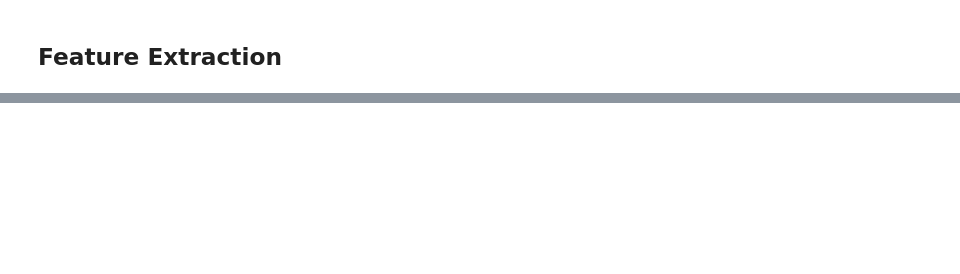
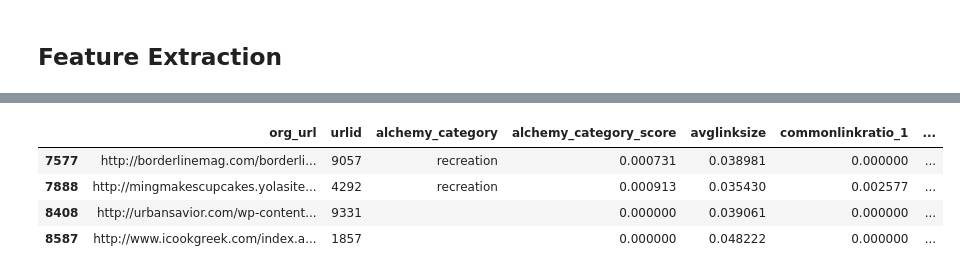
Before and after one commit to AmbiTyga/Task-Stylumia, a Jupyter notebook: EDA.ipynb, the cells around one changed output, grey strips where cells are left out. Cells and saved outputs as stored; diff of their text form; code cells hidden in the pictures; blank space fills up the shorter version.

```diff
--- a/EDA.ipynb
+++ b/EDA.ipynb
@@ -163,0 +202,8 @@ Everything is Ok
+# %%
+test.query("body=='' and title==''")
+# %% [output]
+|  | org_url | urlid | alchemy_category | alchemy_category_score | avglinksize | commonlinkratio_1 | ... |
+| 7577 | http://borderlinemag.com/borderli... | 9057 | recreation | 0.000731 | 0.038981 | 0.000000 | ... |
+| 7888 | http://mingmakescupcakes.yolasite... | 4292 | recreation | 0.000913 | 0.035430 | 0.002577 | ... |
+| 8408 | http://urbansavior.com/wp-content... | 9331 |  | 0.000000 | 0.039061 | 0.000000 | ... |
+| 8587 | http://www.icookgreek.com/index.a... | 1857 |  | 0.000000 | 0.048222 | 0.000000 | ... |
```
Also changed, not shown: parts of 52 cells of this notebook.
